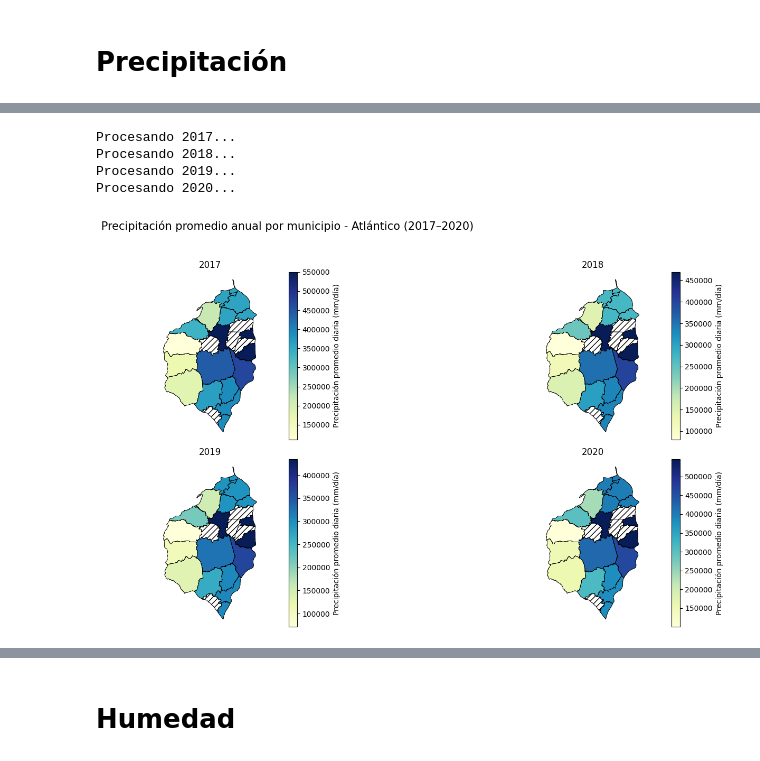
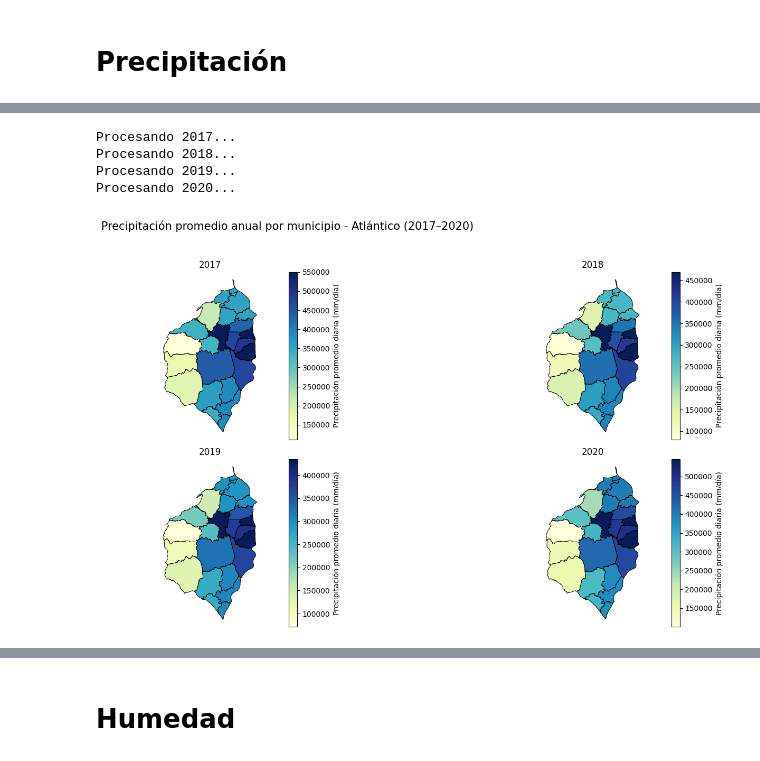
Before and after one commit to Darally06/Dengue_caracterization, a Jupyter notebook: archivosnc.ipynb, the cells around one changed output, grey strips where cells are left out. Cells and saved outputs as stored; diff of their text form; code cells hidden in the pictures.

```diff
--- a/archivosnc.ipynb
+++ b/archivosnc.ipynb
@@ -190,6 +98,34 @@ for i, (anio, ruta) in enumerate(rutas.items()):
     stats = zonal_stats(gdf, temp_raster, stats="mean", nodata=np.nan)
     gdf["precipitacion_promedio"] = [s["mean"] for s in stats]
 
+
+    # ------------------------------------------------------------
+    # 🔧 Aproximar municipios sin datos con promedio de 5 vecinos más cercanos
+    # ------------------------------------------------------------
+    from shapely.ops import nearest_points
+    from shapely.geometry import Point
+
+    # Centroides de cada municipio
+    gdf["centroide"] = gdf.geometry.centroid
+
+    # Municipios con y sin datos
+    gdf_con_datos = gdf.dropna(subset=["precipitacion_promedio"])
+    gdf_sin_datos = gdf[gdf["precipitacion_promedio"].isna()]
+
+    # Para cada municipio sin datos, estimar valor según 5 vecinos más cercanos
+    for idx, row in gdf_sin_datos.iterrows():
+        # Calcular distancias a todos los municipios con datos
+        gdf_con_datos["dist"] = gdf_con_datos["centroide"].distance(row["centroide"])
+        vecinos_cercanos = gdf_con_datos.nsmallest(5, "dist")
+
+        # Promedio de precipitación de los 5 vecinos
+        valor_aprox = vecinos_cercanos["precipitacion_promedio"].mean()
+        gdf.at[idx, "precipitacion_promedio"] = valor_aprox
+
+    # Limpieza
+    gdf.drop(columns="centroide", inplace=True)
+
+
     # ------------------------------------------------------------
     # 3️⃣ Graficar cada año con su propia escala
     # ------------------------------------------------------------
@@ -197,31 +133,31 @@ for i, (anio, ruta) in enumerate(rutas.items()):
     gdf.boundary.plot(ax=ax, color="black", linewidth=0.5)
 
     gdf.plot(
         column="precipitacion_promedio",
         cmap=cmap,
         legend=True,
         edgecolor="black",
         linewidth=0.5,
         ax=ax,
         legend_kwds={
             "label": "Precipitación promedio diaria (mm/día)",
             "orientation": "vertical"
         },
         missing_kwds={"color": "white", "edgecolor": "black", "hatch": "///", "label": "Sin datos"}
     )
 
     ax.set_title(f"{anio}", fontsize=12)
     ax.axis("off")
 
 # ------------------------------------------------------------
 # 4️⃣ Ajustes finales
 # ------------------------------------------------------------
 plt.suptitle("Precipitación promedio anual por municipio - Atlántico (2017–2020)", fontsize=15)
 plt.tight_layout(rect=[0, 0, 1, 0.95])
 plt.show()
 # %% [output]
 Procesando 2017...
 Procesando 2018...
 Procesando 2019...
 Procesando 2020...
-[figure, old version]
+[figure, new version]
```
Also changed, not shown: parts of 11 cells of this notebook.
